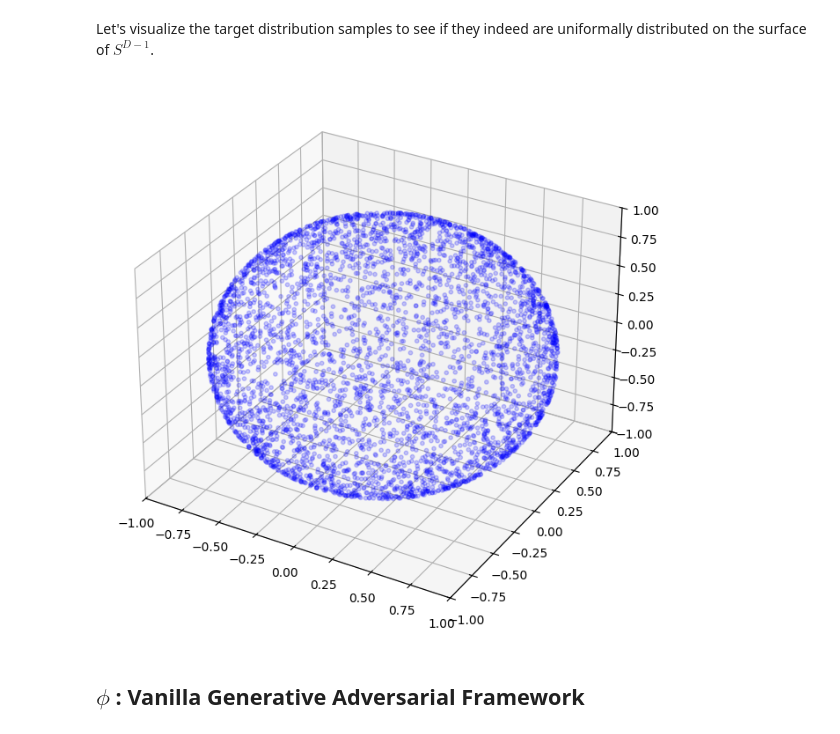
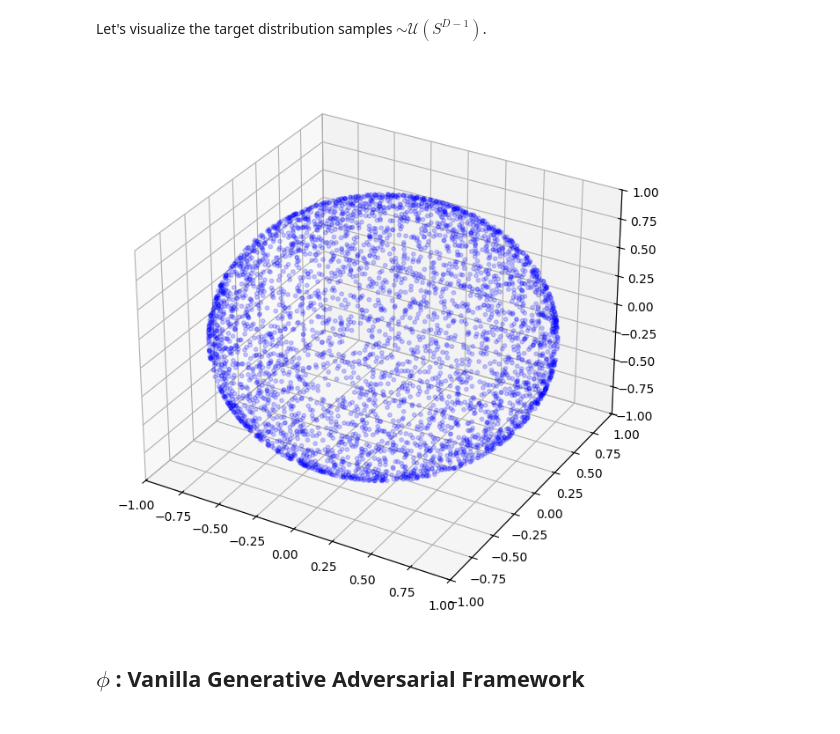
Before and after one commit to Parxd/coin-mcnc, a Jupyter notebook: notebooks/mcnc.ipynb, the cells around one changed output. Drawn from its saved outputs; the diff is of its cells as text; code cells hidden in the pictures.

```diff
--- a/notebooks/mcnc.ipynb
+++ b/notebooks/mcnc.ipynb
@@ -10,19 +10,19 @@ B = 4_096  # sampling batch size
 source_dist = torch.distributions.uniform.Uniform(-L, L)
 target_dist = torch.distributions.normal.Normal(0, 1)
 # %% [markdown]
-Let's visualize the target distribution samples to see if they indeed are uniformally distributed on the surface of $S^{D - 1}$.
+Let's visualize the target distribution samples $\sim \mathcal{U}(S^{D - 1})$.
 # %%
-source_test = torch.nn.functional.normalize(target_dist.sample((B, D)), p=2).numpy()
+target_test = torch.nn.functional.normalize(target_dist.sample((B, D)), p=2).numpy()
 
 fig = plt.figure(figsize=(10, 8))
 ax = fig.add_subplot(111, projection='3d')
-ax.scatter(source_test[:, 0], source_test[:, 1], source_test[:, 2], c='blue', alpha=0.2, s=10)
+ax.scatter(target_test[:, 0], target_test[:, 1], target_test[:, 2], c='blue', alpha=0.2, s=10)
 ax.set_xlim([-1, 1])
 ax.set_ylim([-1, 1])
 ax.set_zlim([-1, 1])
 plt.show()
 # %% [output]
-[figure, old version]
+[figure, new version]
 # %% [markdown]
 ## $\phi$ : Vanilla Generative Adversarial Framework
 # %%
```
Also changed, not shown: parts of 7 cells of this notebook, 3 other files.
